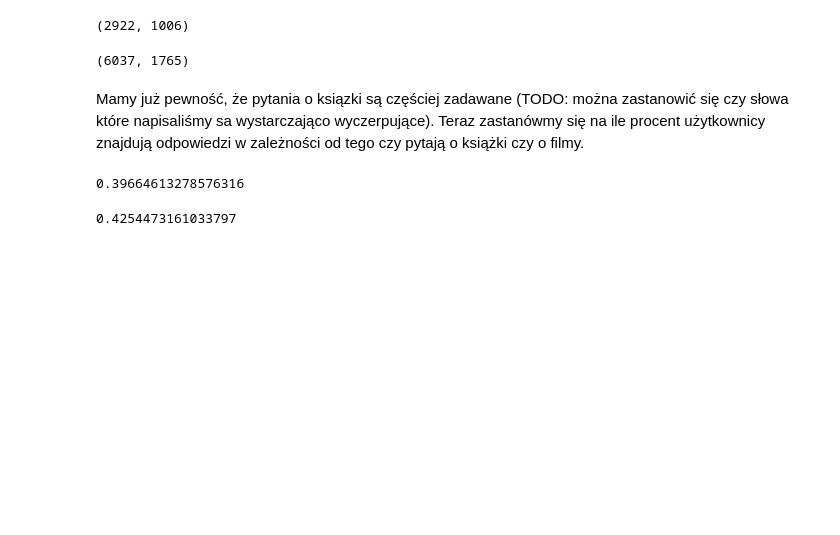
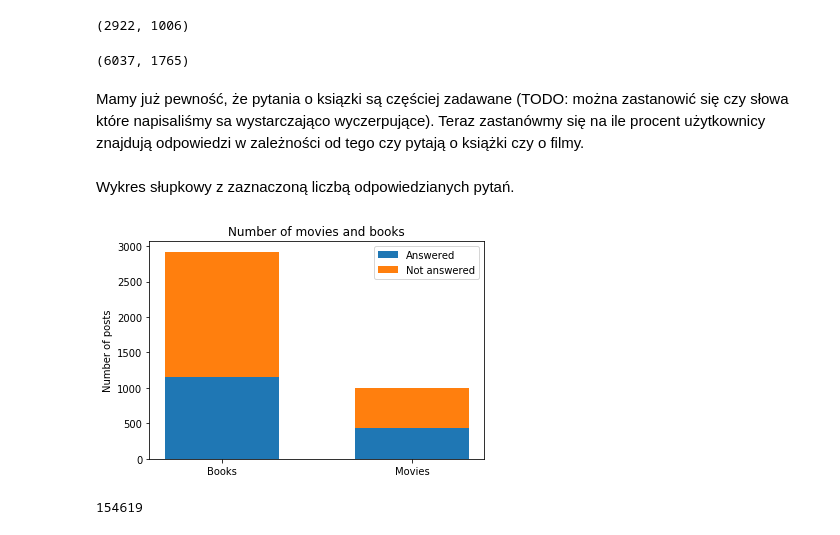
Before and after one commit to Przemyslaw2889/stack, a Jupyter notebook: Wykresiki.ipynb, the cells around one changed output. Cells and saved outputs as stored; diff of their text form; code cells hidden in the pictures; blank space fills up the shorter version.

```diff
--- a/Wykresiki.ipynb
+++ b/Wykresiki.ipynb
@@ -162,10 +162,36 @@ len(reading_body_story), len(movies_body_story)
 # %% [markdown]
 Mamy już pewność, że pytania o ksiązki są częściej zadawane (TODO: można zastanowić się czy słowa które napisaliśmy sa wystarczająco wyczerpujące). Teraz zastanówmy się na ile procent użytkownicy znajdują odpowiedzi w zależności od tego czy pytają o książki czy o filmy.
 # %%
-len(reading_title_story[reading_title_story.AcceptedAnswerId.notnull()]) / len(reading_title_story)
+total_reading_len = len(reading_title_story)
+answered_reading_len = len(reading_title_story[reading_title_story.AcceptedAnswerId.notnull()])
-# %% [output]
-0.39664613278576316
 # %%
-len(movies_title_story[movies_title_story.AcceptedAnswerId.notnull()]) / len(movies_title_story)
+total_movies_len = len(movies_title_story)
+answered_movies_len = len(movies_title_story[movies_title_story.AcceptedAnswerId.notnull()])
-# %% [output]
-0.4254473161033797
+# %% [markdown]
+Wykres słupkowy z zaznaczoną liczbą odpowiedzianych pytań.
+# %%
+N = 2
+total = [total_reading_len, total_movies_len]
+answered = [answered_reading_len, answered_movies_len]
+not_answered = [t - a for (t,a) in zip(total, answered)]
+
+ind = [0, 0.25]    # the x locations for the groups
+width = 0.15       # the width of the bars: can also be len(x) sequence
+
+p1 = plt.bar(ind, answered, width)
+p2 = plt.bar(ind, not_answered, width,
+             bottom=answered)
+
+plt.ylabel('Number of posts')
+plt.title('Number of movies and books')
+plt.xticks(ind, ('Books', 'Movies'))
+#plt.yticks(np.arange(0, 81, 10))
+plt.legend((p1[0], p2[0]), ('Answered', 'Not answered'))
+
+plt.show() # TODO: dodac procenty w kolumnach
+# %% [output]
+[figure, added]
+# %%
+len(Posts)
+# %% [output]
+154619
```
Also changed, not shown: parts of 33 cells of this notebook.
